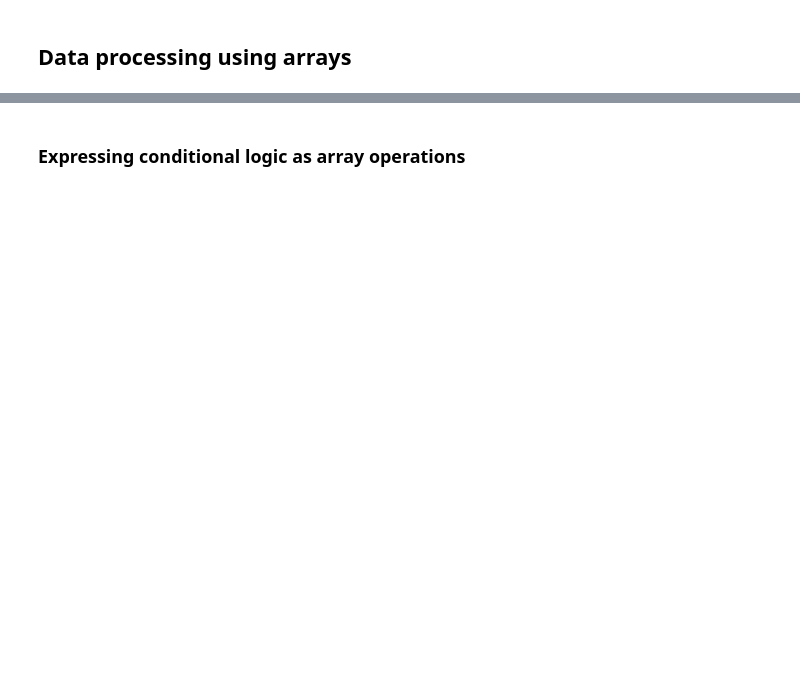
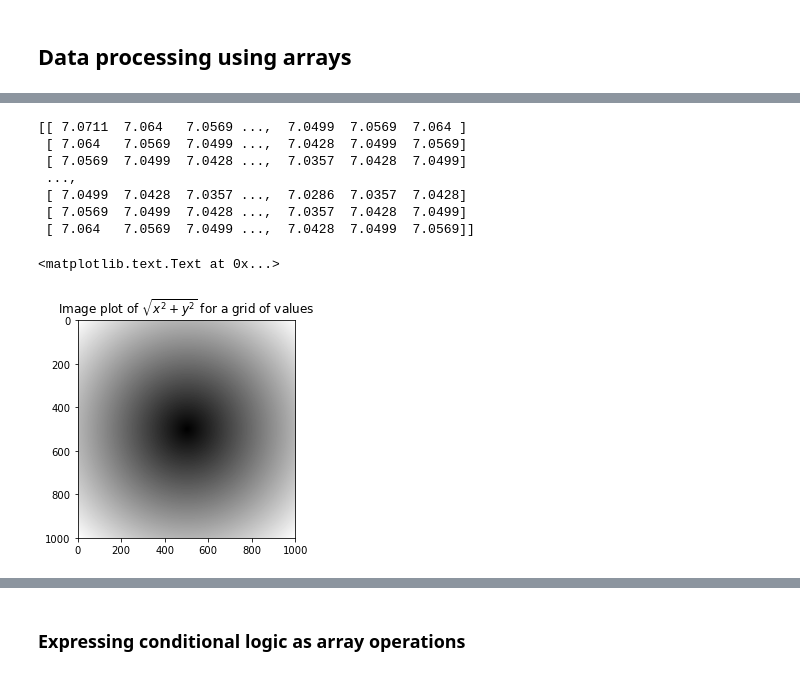
Before and after one commit to River-Mountain/Pydata-Book, a Jupyter notebook: ch04.ipynb, the cells around one changed output, grey strips where cells are left out. Drawn from its saved outputs; the diff is of its cells as text; code cells hidden in the pictures; blank space fills up the shorter version.

```diff
--- a/ch04.ipynb
+++ b/ch04.ipynb
@@ -424,10 +473,22 @@ ys
 # %%
 from matplotlib.pyplot import imshow, title
 # %%
+# grid values
 import matplotlib.pyplot as plt
 z = np.sqrt(xs ** 2 + ys ** 2)
-z
+print(z)
+#
 plt.imshow(z, cmap=plt.cm.gray); plt.colorbar()
 plt.title("Image plot of $\sqrt{x^2 + y^2}$ for a grid of values")
+# %% [output]
+[[ 7.0711  7.064   7.0569 ...,  7.0499  7.0569  7.064 ]
+ [ 7.064   7.0569  7.0499 ...,  7.0428  7.0499  7.0569]
+ [ 7.0569  7.0499  7.0428 ...,  7.0357  7.0428  7.0499]
+ ...,
+ [ 7.0499  7.0428  7.0357 ...,  7.0286  7.0357  7.0428]
+ [ 7.0569  7.0499  7.0428 ...,  7.0357  7.0428  7.0499]
+ [ 7.064   7.0569  7.0499 ...,  7.0428  7.0499  7.0569]]
+<matplotlib.text.Text at 0x...>
+[figure, added]
 # %%
 plt.draw()
```
Also changed, not shown: parts of 12 cells of this notebook.
